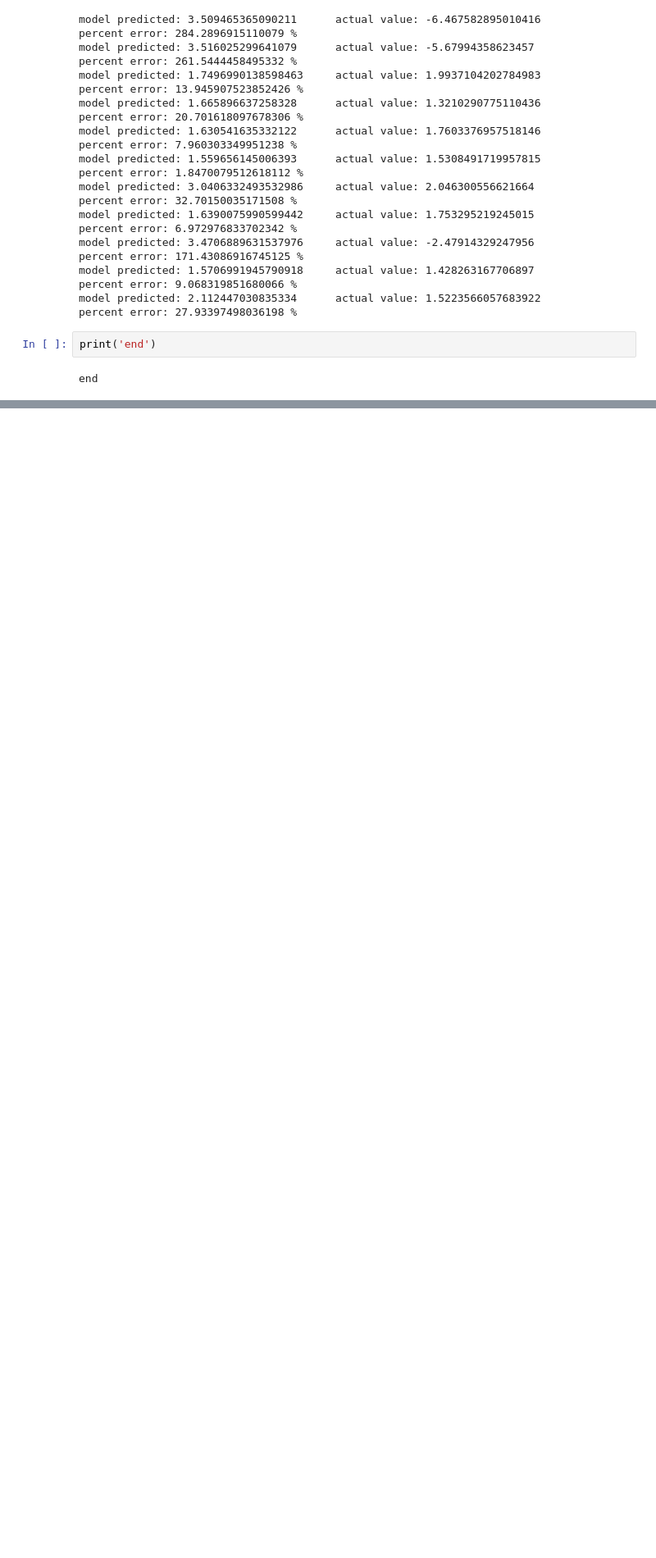
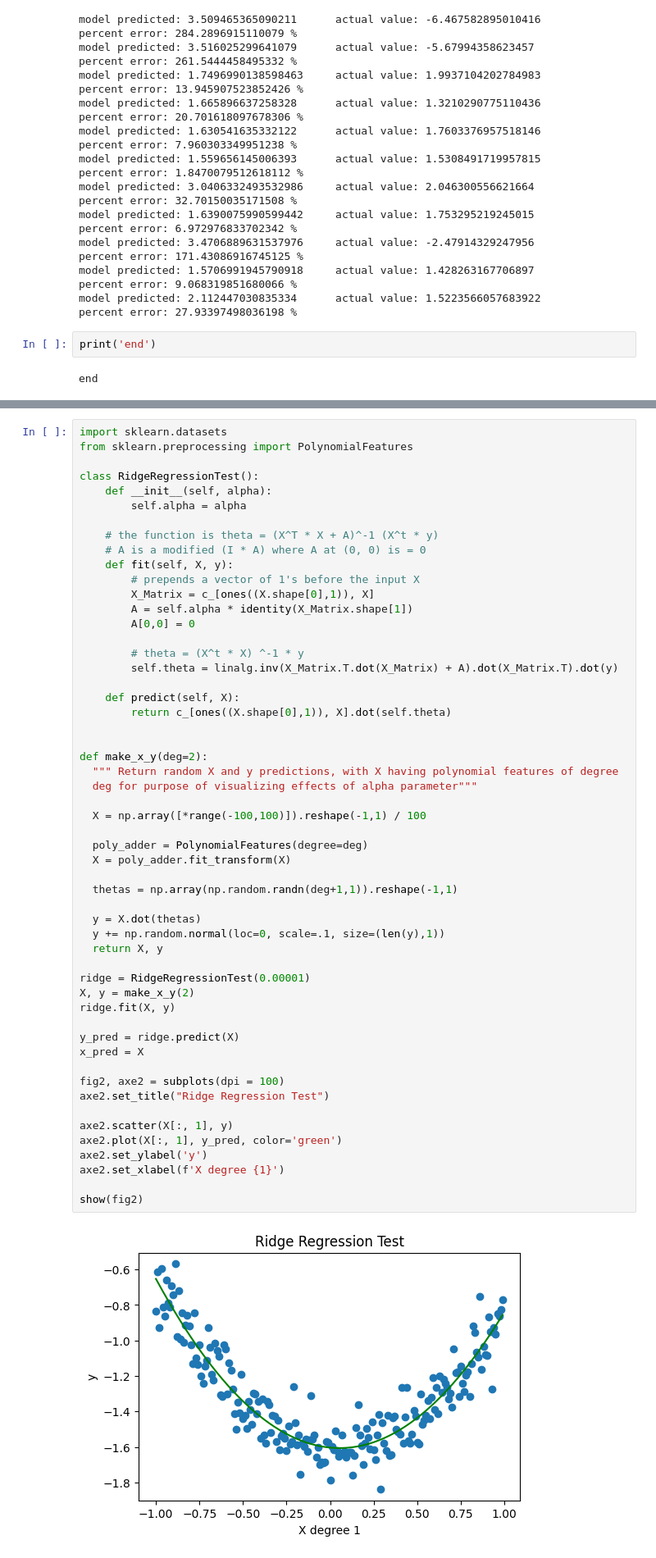
Before and after one commit to DanielKhali1/ClimateRegressionLinearAlgebra, a Jupyter notebook: MA506_432_ice.ipynb, the cells around one changed output, grey strips where cells are left out. Shown: that part at 82% size. Drawn from its saved outputs; the diff is of its cells as text; blank space fills up the shorter version.

```diff
--- a/MA506_432_ice.ipynb
+++ b/MA506_432_ice.ipynb
@@ -268,0 +310,56 @@ end
+# %%
+import sklearn.datasets
+from sklearn.preprocessing import PolynomialFeatures
+
+class RidgeRegressionTest():
+    def __init__(self, alpha):
+        self.alpha = alpha
+
+    # the function is theta = (X^T * X + A)^-1 (X^t * y)
+    # A is a modified (I * A) where A at (0, 0) is = 0
+    def fit(self, X, y):
+        # prepends a vector of 1's before the input X
+        X_Matrix = c_[ones((X.shape[0],1)), X]
+        A = self.alpha * identity(X_Matrix.shape[1])
+        A[0,0] = 0
+
+        # theta = (X^t * X) ^-1 * y
+        self.theta = linalg.inv(X_Matrix.T.dot(X_Matrix) + A).dot(X_Matrix.T).dot(y)
+
+    def predict(self, X):
+        return c_[ones((X.shape[0],1)), X].dot(self.theta)
+
+
+def make_x_y(deg=2):
+  """ Return random X and y predictions, with X having polynomial features of degree
+  deg for purpose of visualizing effects of alpha parameter"""
+
+  X = np.array([*range(-100,100)]).reshape(-1,1) / 100
+
+  poly_adder = PolynomialFeatures(degree=deg)
+  X = poly_adder.fit_transform(X)
+
+  thetas = np.array(np.random.randn(deg+1,1)).reshape(-1,1)
+
+  y = X.dot(thetas)
+  y += np.random.normal(loc=0, scale=.1, size=(len(y),1))
+  return X, y
+
+ridge = RidgeRegressionTest(0.00001)
+X, y = make_x_y(2)
+ridge.fit(X, y)
+
+y_pred = ridge.predict(X)
+x_pred = X
+
+fig2, axe2 = subplots(dpi = 100)
+axe2.set_title("Ridge Regression Test")
+
+axe2.scatter(X[:, 1], y)
+axe2.plot(X[:, 1], y_pred, color='green')
+axe2.set_ylabel('y')
+axe2.set_xlabel(f'X degree {1}')
+
+show(fig2)
+# %% [output]
+[figure, added]
```
Also changed, not shown: parts of 6 cells of this notebook, 1 other file.
